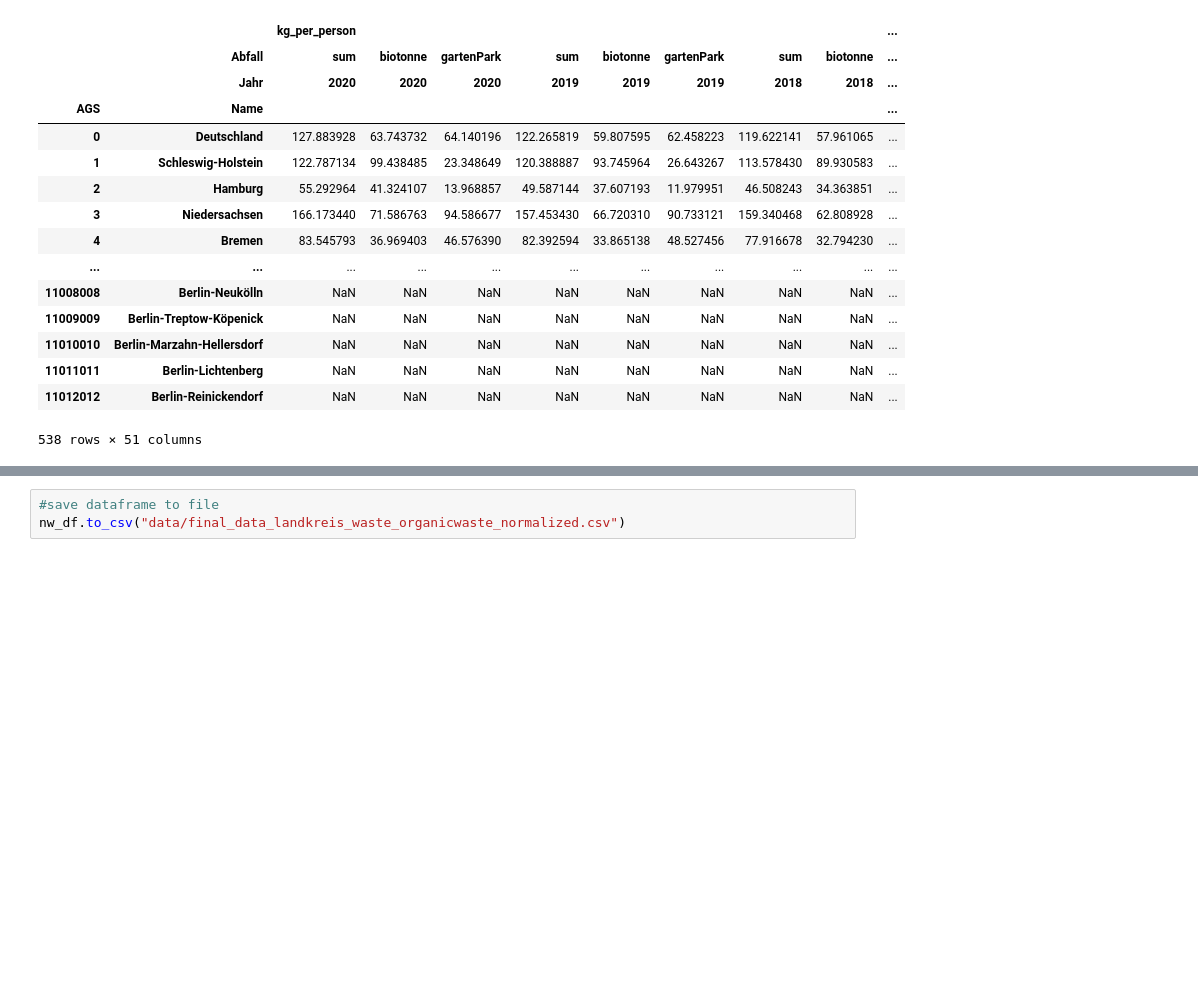
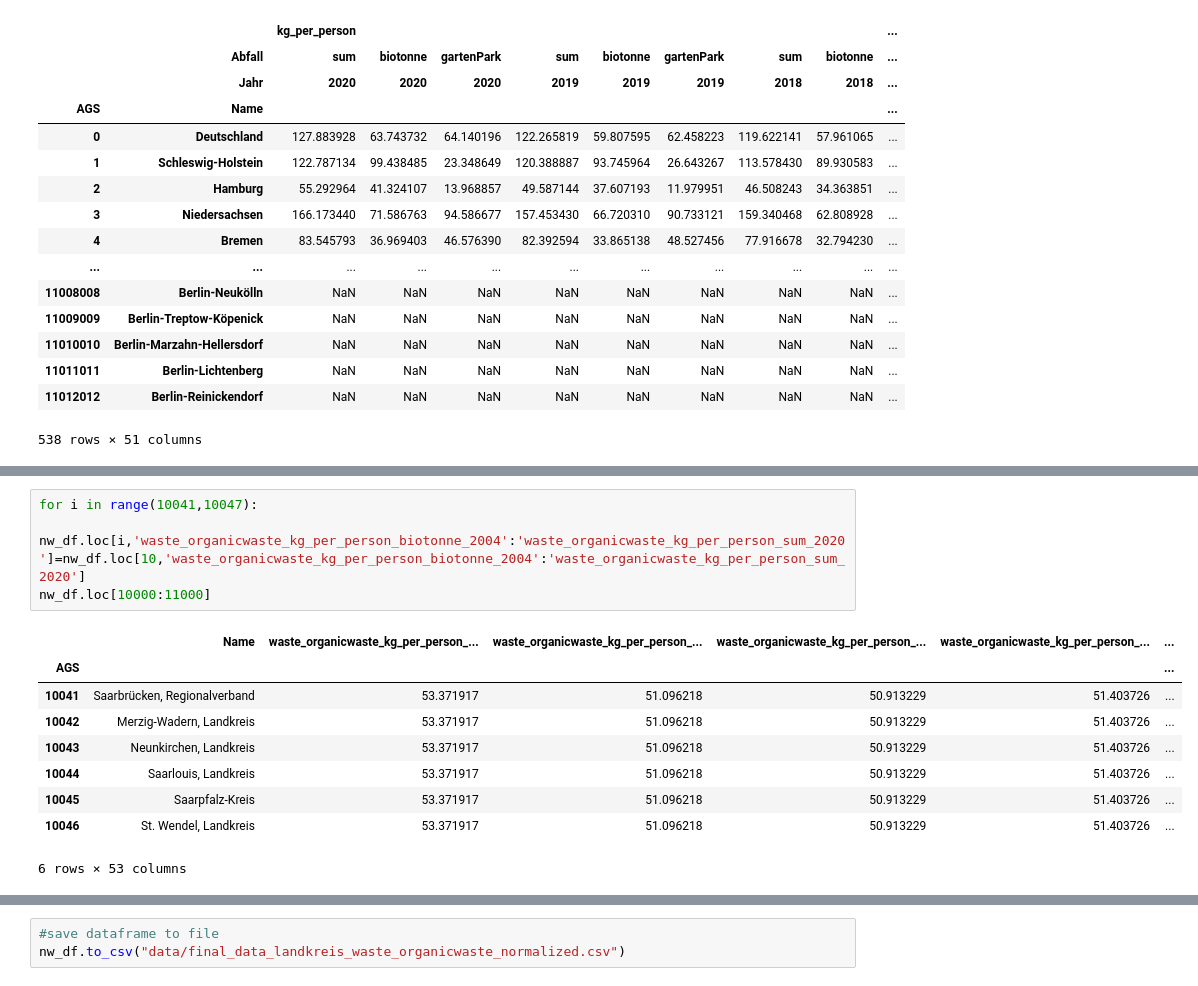
Before and after one commit to uclab-potsdam/klimataz, a Jupyter notebook: data/waste/final_data_waste_landkreis.ipynb, the cells around one changed output, grey strips where cells are left out. Saved outputs shown, nothing was run; the diff lists cells and outputs as text; blank space fills up the shorter version.

Commit message:
fill missing data for saarland and zweckverband region trier

```diff
--- a/data/waste/final_data_waste_landkreis.ipynb
+++ b/data/waste/final_data_waste_landkreis.ipynb
@@ -334,0 +396,14 @@ nw_df
+# %%
+for i in range(10041,10047):
+    nw_df.loc[i,'waste_organicwaste_kg_per_person_biotonne_2004':'waste_organicwaste_kg_per_person_sum_2020']=nw_df.loc[10,'waste_organicwaste_kg_per_person_biotonne_2004':'waste_organicwaste_kg_per_person_sum_2020']
+nw_df.loc[10000:11000]
+# %% [output]
+|  | Name | waste_organicwaste_kg_per_person_... | waste_organicwaste_kg_per_person_... | waste_organicwaste_kg_per_person_... | waste_organicwaste_kg_per_person_... | ... |
+| AGS |  |  |  |  |  | ... |
+| 10041 | Saarbrücken, Regionalverband | 53.371917 | 51.096218 | 50.913229 | 51.403726 | ... |
+| 10042 | Merzig-Wadern, Landkreis | 53.371917 | 51.096218 | 50.913229 | 51.403726 | ... |
+| 10043 | Neunkirchen, Landkreis | 53.371917 | 51.096218 | 50.913229 | 51.403726 | ... |
+| 10044 | Saarlouis, Landkreis | 53.371917 | 51.096218 | 50.913229 | 51.403726 | ... |
+| 10045 | Saarpfalz-Kreis | 53.371917 | 51.096218 | 50.913229 | 51.403726 | ... |
+| 10046 | St. Wendel, Landkreis | 53.371917 | 51.096218 | 50.913229 | 51.403726 | ... |
+6 rows × 53 columns
```
Also changed, not shown: parts of 6 cells of this notebook, 1 other file.
